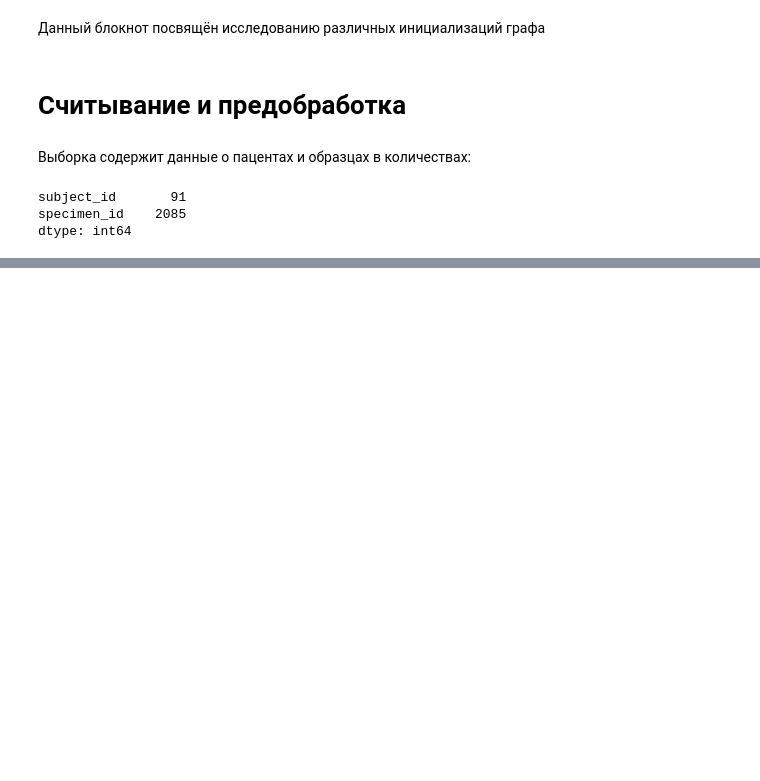
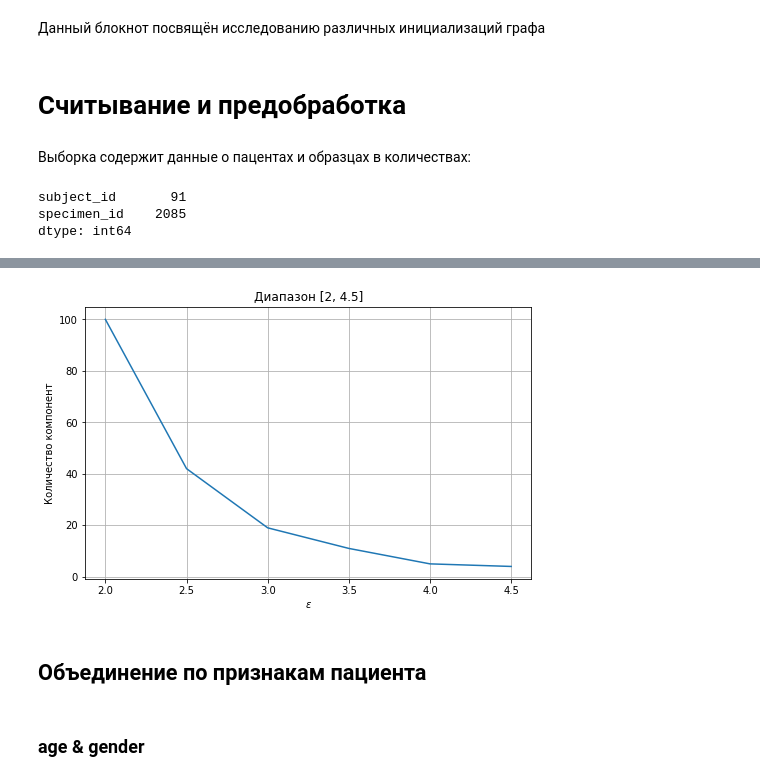
Before and after one commit to leostre/labevent, a Jupyter notebook: src/wide_format_EDA.ipynb, the cells around one changed output, grey strips where cells are left out. Cells and saved outputs as stored; diff of their text form; code cells hidden in the pictures; blank space fills up the shorter version.

```diff
--- a/src/wide_format_EDA.ipynb
+++ b/src/wide_format_EDA.ipynb
@@ -84,0 +181,12 @@ Name: Nan number, dtype: int32
+# %%
+plt.figure(figsize=(8, 5))
+sl = slice(2, 8)
+plt.plot(epsns[sl], comps[sl])
+plt.grid()
+plt.title('Диапазон [2, 4.5]')
+plt.ylabel('Количество компонент')
+plt.xlabel(r'$\epsilon$')
+plt.xticks(epsns[sl])
+plt.yscale('linear')
+# %% [output]
+[figure, added]
@@ -84,0 +199,2 @@ Name: Nan number, dtype: int32
+# %% [markdown]
+## Объединение по признакам пациента
@@ -84,0 +231,2 @@ Name: Nan number, dtype: int32
+# %% [markdown]
+### age & gender
```
Also changed, not shown: parts of 43 cells of this notebook, 1 other file.
